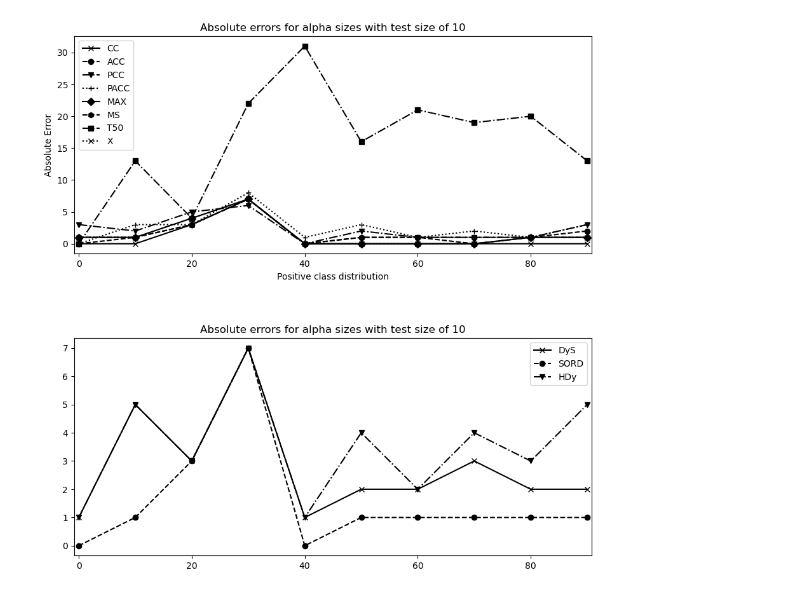
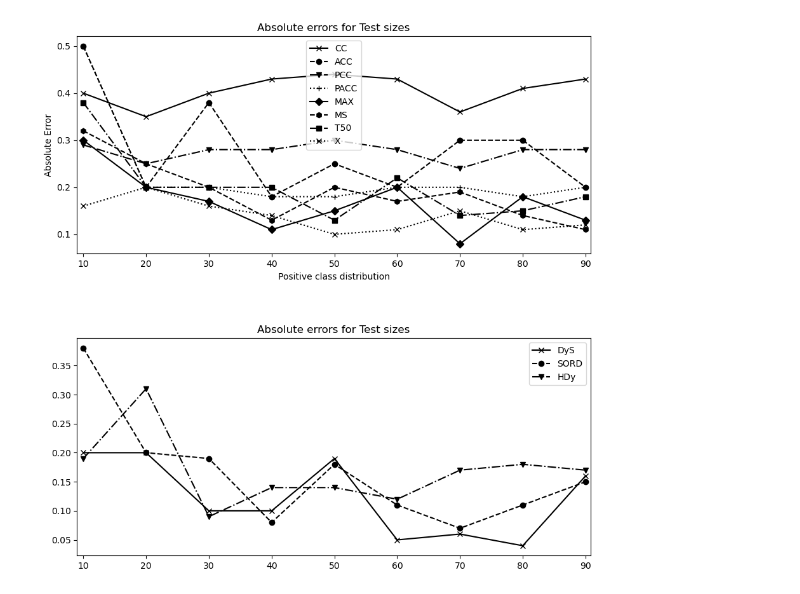
Before and after one commit to luizfernandolj/Quantifiers, a Jupyter notebook: Analysis.ipynb, the cells around one changed output. Cells and saved outputs as stored; diff of their text form; code cells hidden in the pictures.

```diff
--- a/Analysis.ipynb
+++ b/Analysis.ipynb
@@ -97,0 +57,4 @@ for d in list_datas:
+# %%
+gp['index'] = gp.index
+gp = gp.reset_index(drop=True)
+gp
@@ -97,0 +75,6 @@ for d in list_datas:
+# %%
+gp[["Test_size", "quantifier", "df"]] = gp['index'].map(
+    lambda x: str(x)[1:-1]).str.split(pat=",", expand=True)
+gp = gp.drop(["index", "alpha"], axis="columns")
+gp["quantifier"] = gp["quantifier"].str.strip().map(lambda x: str(x)[1:-1])
+gp
@@ -97,0 +95,3 @@ for d in list_datas:
+# %%
+gp[["Test_size", "df"]] = gp[["Test_size", "df"]].apply(pd.to_numeric)
+gp.dtypes
@@ -97,0 +104,3 @@ for d in list_datas:
+# %%
+gp = gp.groupby(["df", "quantifier"])
+gp.get_group((dataset, "CC"))
@@ -98,29 +118,30 @@ for d in list_datas:
 # %%
 qtfs = ['CC', 'ACC', 'PCC', 'PACC', 'MAX', 'MS', 'T50', 'X']
+X = list(gp.get_group((dataset, "CC"))["Test_size"].reset_index(drop=True))
 markers = ['x', 'o', 'v', '+', 'D', 'h', 's', 'x', '+', 'h', 'D']
 lines=['-', '--', '-.', ':'] * 3
 
 fig, (ax1, ax2) = plt.subplots(2, figsize=(10, 10))
 
 for i, qtf in enumerate(qtfs):
-    ax1.plot(alphas*100, list_size_for_alpha[0][10][qtf]['abs_error']*100, label=qtf, linestyle=lines[i],
+    ax1.plot(X, gp.get_group((dataset, qtf))["abs_error"], label=qtf, linestyle=lines[i],
          marker=markers[i], color='black')
 for i, qtf in enumerate(['DyS', 'SORD', 'HDy']):
-    ax2.plot(alphas*100, list_size_for_alpha[0][10][qtf]['abs_error']*100, label=qtf, linestyle=lines[i],
+    ax2.plot(X, gp.get_group((dataset, qtf))["abs_error"], label=qtf, linestyle=lines[i],
          marker=markers[i], color='black')
 
-ax1.set_title('Absolute errors for alpha sizes with test size of 10')
+ax1.set_title('Absolute errors for Test sizes')
 ax1.legend()
-ax1.set_xlim([-0.8, 90.8])
+ax1.set_xlim([9, 90.8])
 
-ax2.set_title('Absolute errors for alpha sizes with test size of 10')
+ax2.set_title('Absolute errors for Test sizes')
 ax2.legend()
-ax2.set_xlim([-0.8, 90.8])
+ax2.set_xlim([9, 90.8])
 
 ax1.set_xlabel('Positive class distribution')
 ax1.set_ylabel('Absolute Error')
 
 fig.tight_layout(pad=5)
 plt.show()
 # %% [output]
-[figure, old version]
+[figure, new version]
```
Also changed, not shown: parts of 18 cells of this notebook, 6 other files.
